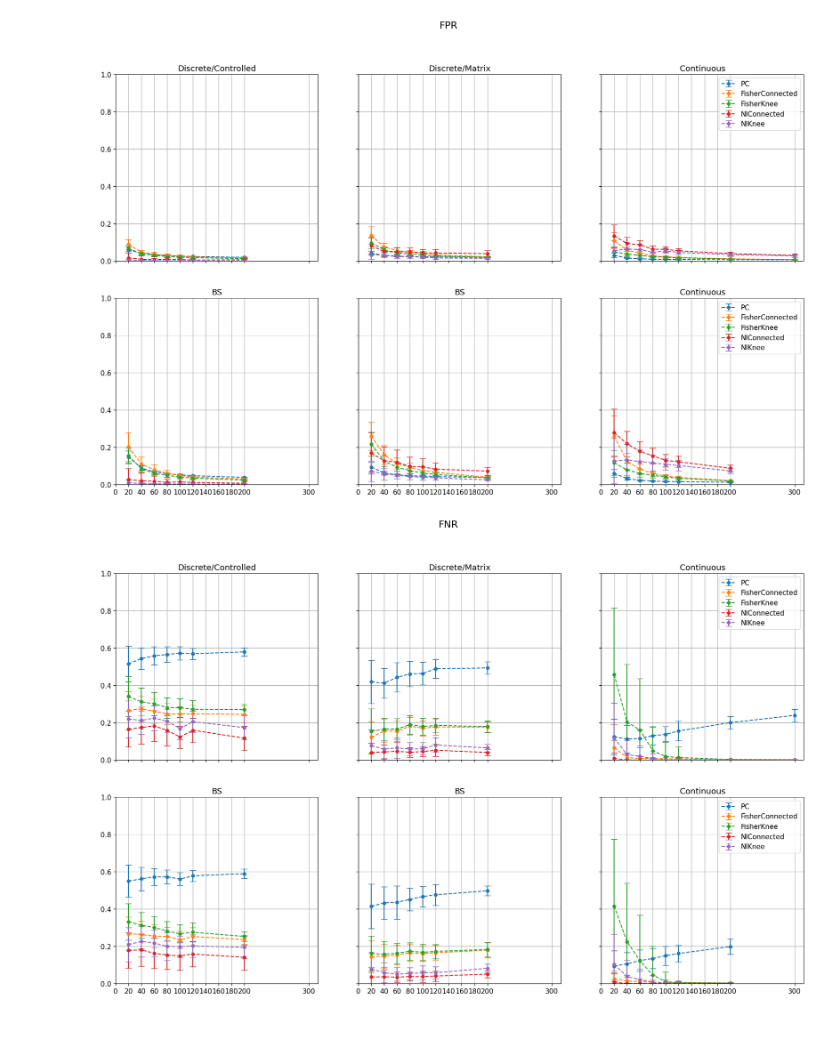
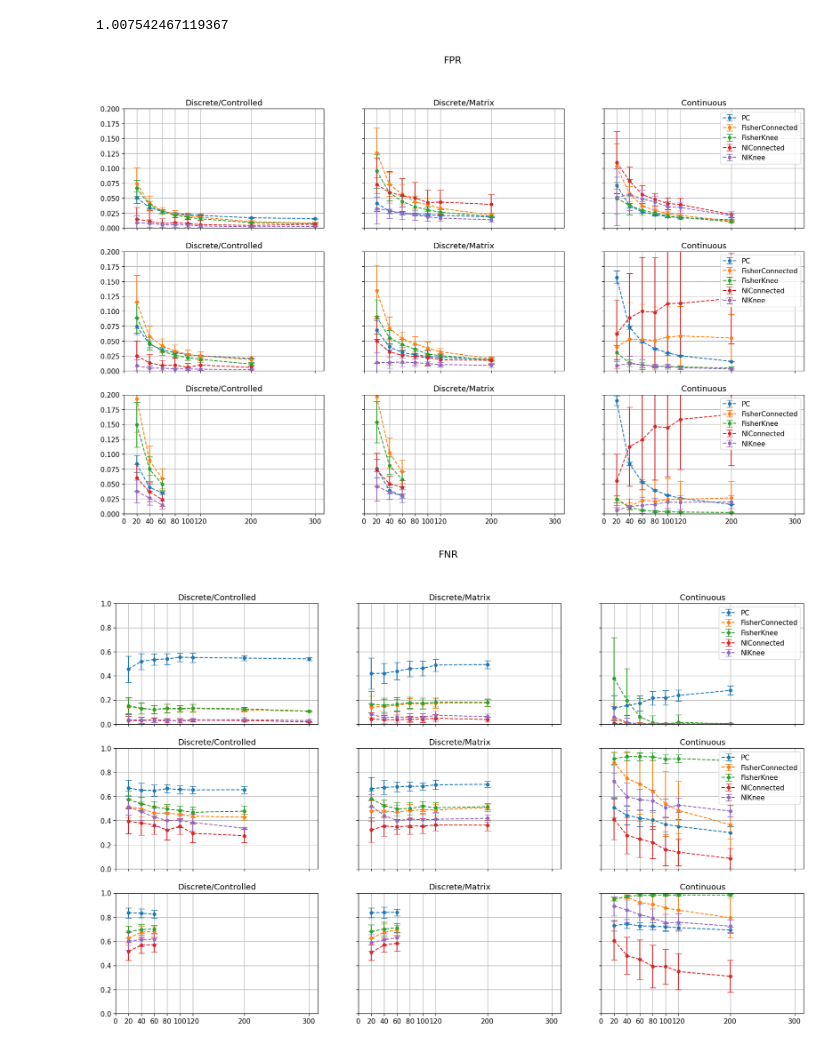
Before and after one commit to F-Barroso/Inference, a Jupyter notebook: Synthetic Data_Viewer.ipynb, the cells around one changed output. Drawn from its saved outputs; the diff is of its cells as text; code cells hidden in the pictures.

```diff
--- a/Synthetic Data_Viewer.ipynb
+++ b/Synthetic Data_Viewer.ipynb
@@ -13,9 +13,16 @@ matplotlib.rc('font', **font)
 data_s = np.loadtxt('/home/filipe/Documents/1. Auto/synthmeasures_data.txt')
 data_d = np.loadtxt('/home/filipe/Documents/2. Dense/synthmeasuresDense_data.txt')
 data_c = np.loadtxt('/home/filipe/Documents/3. Continuous/synthmeasuresContinuous_data.txt')
-data_s2 = np.loadtxt('/home/filipe/Documents/1. Auto/synthmeasures_data_old.txt')
-data_d2 = np.loadtxt('/home/filipe/Documents/2. Dense/synthmeasuresDense_data_old.txt')
-data_c2 = np.loadtxt('/home/filipe/Documents/3. Continuous/synthmeasuresContinuous_data_old.txt')
+
+data_s3 = np.loadtxt('/home/filipe/Documents/1. Auto_5/synthmeasures_data.txt')
+data_d3 = np.loadtxt('/home/filipe/Documents/2. Dense_5/synthmeasuresDense_data.txt')
+data_c3 = np.loadtxt('/home/filipe/Documents/3. Continuous_5/synthmeasuresContinuous_data.txt')
+
+data_s2 = np.loadtxt('/home/filipe/Documents/1. Auto_3/synthmeasures_data.txt')
+data_d2 = np.loadtxt('/home/filipe/Documents/2. Dense_3/synthmeasuresDense_data.txt')
+data_c2 = np.loadtxt('/home/filipe/Documents/3. Continuous_3/synthmeasuresContinuous_data.txt')
+
+print()
 
 #Remove the outlier?
 #outlier1 = data_c[1297]
@@ -28,13 +35,13 @@ data_c2 = np.loadtxt('/home/filipe/Documents/3. Continuous/synthmeasuresContinuo
 # %%
 colors=['tab:blue','tab:orange','tab:green','tab:red','tab:purple']
 legends=['PC', 'FisherConnected', 'FisherKnee', 'NIConnected', 'NIKnee']
-data=[data_s,data_d,data_c,data_s2,data_d2,data_c2]
-title=['Discrete/Controlled','Discrete/Matrix','Continuous','BS','BS','Continuous']
+data=[data_s,data_d,data_c,data_s2,data_d2,data_c2,data_s3,data_d3,data_c3]
+title=['Discrete/Controlled','Discrete/Matrix','Continuous']*3
 # %%
-fig, axe = pl.subplots(nrows=2,ncols=3,sharey=True,sharex=True,figsize=(20,12))
+fig, axe = pl.subplots(nrows=3,ncols=3,sharey=True,sharex=True,figsize=(20,12))
 axe = axe.flatten()
 columns=[2,8,14,20,26]
-for j in range(6):
+for j in range(9):
     n_nodes = np.unique(data[j][:,0]) ##number of nodes
 
     #Plot PC algorithm
@@ -60,7 +67,7 @@ axe[5].legend()
 #axe[1].plot(outlier4[0],outlier4[2],'x',color=colors[0])
 
 pl.suptitle("Time (s)",fontsize="x-large")
-pl.xticks(list(range(0,220,20))+[300])
+pl.xticks(list(range(0,130,20))+[200,300])
 pl.yscale("log")
 pl.show()
 # %% [output]
@@ -99,35 +179,39 @@ pl.show()
+# %%
+np.mean([np.mean(ddt[:,1]) for ddt in data[:3]])
+# %% [output]
+1.007542467119367
 # %%
 #False Positive Rate
-fig, axe = pl.subplots(nrows=2,ncols=3,sharey=True,sharex=True,figsize=(20,12))
+fig, axe = pl.subplots(nrows=3,ncols=3,sharey=True,sharex=True,figsize=(20,12))
 axe = axe.flatten()
 columns=[3,9,15,21,27]
-for j in range(6):
+for j in range(9):
     n_nodes = np.unique(data[j][:,0]) ##number of nodes
 
     for i in range(5):
         ydata = np.array([np.mean(data[j][data[j][:,0]==n_node][:,columns[i]])
                           for n_node in n_nodes])
         error = np.array([np.sqrt(np.var(data[j][data[j][:,0]==n_node][:,columns[i]]))
                           for n_node in n_nodes])
         axe[j].errorbar(n_nodes,ydata,yerr=error,marker='.',linestyle='--',ecolor=colors[i],markersize=10,label=legends[i],capsize=5)
 
     axe[j].title.set_text(title[j])
     axe[j].grid()
 axe[2].legend()
 axe[5].legend()
 
 pl.suptitle("FPR",fontsize="x-large")
-pl.xticks(list(range(0,220,20))+[300])
-pl.ylim(0,1)
+pl.xticks(list(range(0,130,20))+[200,300])
+pl.ylim(0,0.2)
 pl.legend()
 pl.show()
 # %% [output]
-[figure, old version]
+[figure, new version]
 # %%
-fig, axe = pl.subplots(nrows=2,ncols=3,sharey=True,sharex=True,figsize=(20,12))
+fig, axe = pl.subplots(nrows=3,ncols=3,sharey=True,sharex=True,figsize=(20,12))
 axe = axe.flatten()
 columns=[4,10,16,22,28]
-for j in range(6):
+for j in range(9):
     n_nodes = np.unique(data[j][:,0]) ##number of nodes
 
     for i in range(5):
@@ -143,9 +227,9 @@ axe[2].legend()
 axe[5].legend()
 
 pl.suptitle("FNR",fontsize="x-large")
-pl.xticks(list(range(0,220,20))+[300])
+pl.xticks(list(range(0,130,20))+[200,300])
 pl.ylim(0,1)
 pl.show()
 # %% [output]
-[figure, old version]
+[figure, new version]
 # %%
```
Also changed, not shown: parts of 4 cells of this notebook, 21 other files.
